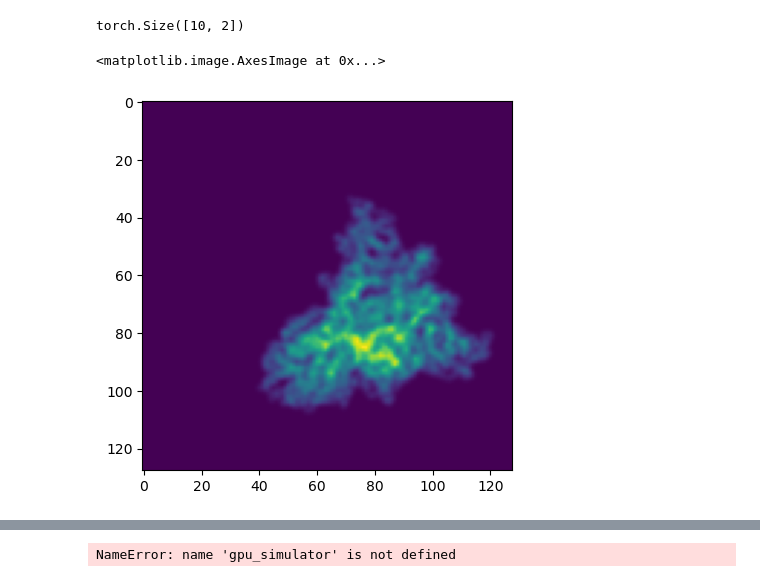
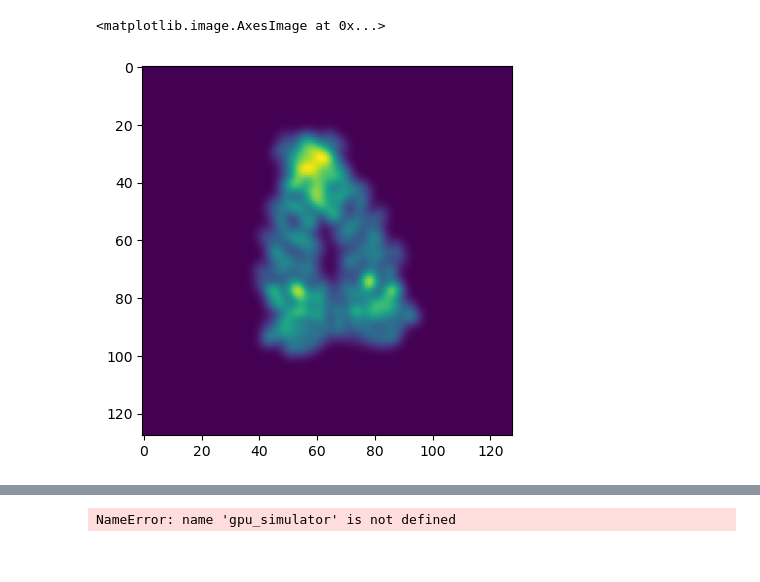
Before and after one commit to flatironinstitute/cryoSBI, a Jupyter notebook: notebooks/Untitled.ipynb, the cells around one changed output, grey strips where cells are left out. Saved outputs shown, nothing was run; the diff lists cells and outputs as text; code cells hidden in the pictures.

```diff
--- a/notebooks/Untitled.ipynb
+++ b/notebooks/Untitled.ipynb
@@ -40,30 +52,14 @@ def gen_quat() -> torch.Tensor:
 
     return quat
 # %%
-models = torch.from_numpy(np.load("../../ceph/covid_spike_data/training_files/spike_models.npy")).repeat(5, 1, 1).to(torch.float32).cuda()
-test_quats = torch.stack([gen_quat() for _ in range(len(models))]).cuda()
-pixel_size = torch.tensor(2.0, dtype=torch.float32).cuda()
+#models = torch.from_numpy(np.load("../../ceph/covid_spike_data/training_files/spike_models.npy")).to(torch.float32).cuda()
+models = torch.from_numpy(np.load("../../ceph/benchmark_hsp90/hsp90_models/hsp90_models.npy")).to(torch.float32).cuda()
+test_quat = gen_quat()
+test_quats = torch.stack([test_quat for _ in range(len(models))]).cuda()
+pixel_size = torch.tensor(1.5, dtype=torch.float32).cuda()
 num_pixels = torch.tensor(128, dtype=torch.int64).cuda()
-sigma = 2*torch.ones(len(models), dtype=torch.float32).reshape(-1, 1, 1).cuda()
-shifts = 60*torch.ones((len(models), 2), dtype=torch.float32).reshape(-1, 2).cuda() - 30
+sigma = 3*torch.ones(len(models), dtype=torch.float32).reshape(-1, 1, 1).cuda()
+shifts = 0*torch.ones((len(models), 2), dtype=torch.float32).reshape(-1, 2).cuda()
-# %%
-shift = zuko.distributions.BoxUniform(
-    lower=torch.tensor(
-        [-30, -30],
-        dtype=torch.float32,
-        device="cuda"
-    ),
-    upper=torch.tensor(
-        [30, 30],
-        dtype=torch.float32,
-        device="cuda"
-    ),
-    ndims=1,
-)
-# %%
-shift.sample((10,)).shape
-# %% [output]
-torch.Size([10, 2])
 # %%
 def gen_rot_matrix_batched(quats: torch.Tensor) -> torch.Tensor:
     """
@@ -120,7 +116,7 @@ def project_density_batched(
     grid_max = pixel_size * (num_pxels - 1) * 0.5 + pixel_size
 
     rot_matrix = gen_rot_matrix_batched(quats)
-    grid = torch.arange(grid_min, grid_max, pixel_size, device=coords.device).repeat(coords.shape[0], 1)
+    grid = torch.arange(grid_min, grid_max, pixel_size, device=coords.device)[0:num_pixels.long()].repeat(coords.shape[0], 1)
     coords_rot = torch.bmm(rot_matrix, coords)
     coords_rot[:, :2, :] += shift.unsqueeze(-1)
 
@@ -144,7 +140,7 @@ test_images = project_density_batched(
     pixel_size,
 )
 # %%
-plt.imshow(test_images[30].cpu().numpy())
+plt.imshow(test_images[0].cpu().numpy())
 # %% [output]
 <matplotlib.image.AxesImage at 0x...>
-[figure, old version]
+[figure, new version]
```
Also changed, not shown: parts of 15 cells of this notebook, 11 other files.
